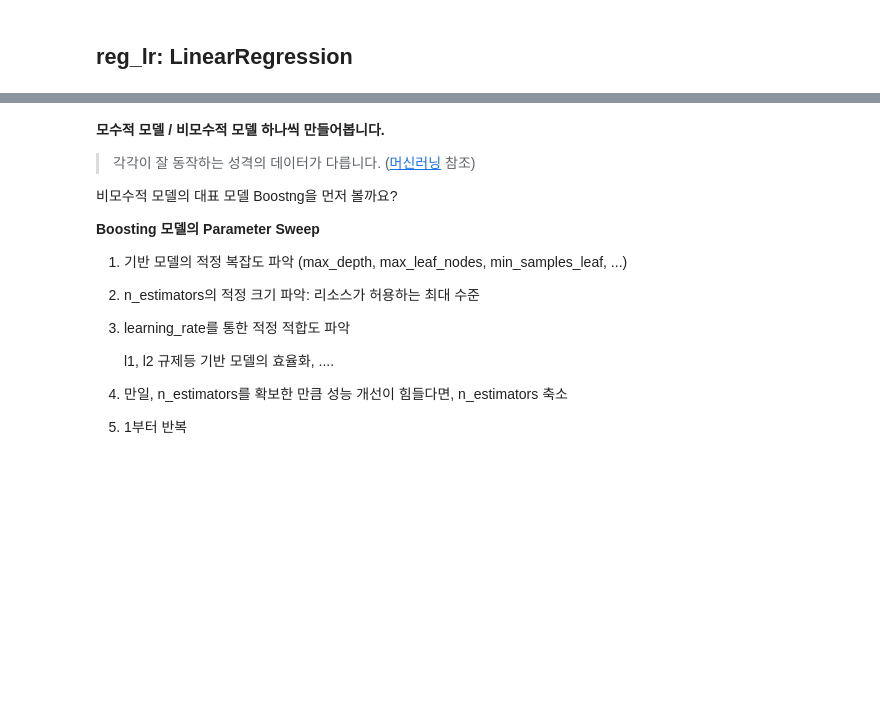
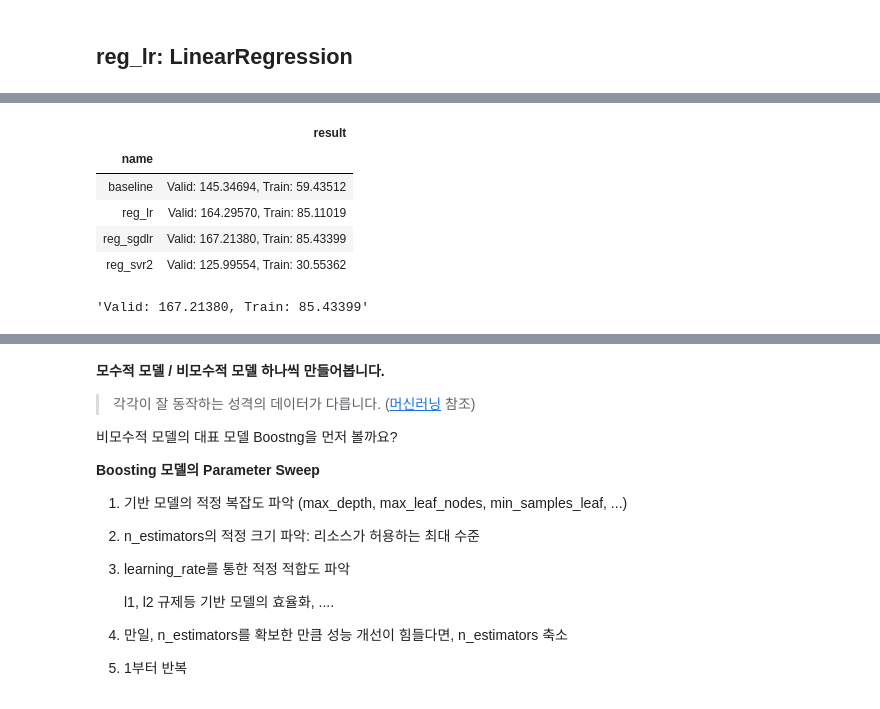
Before and after one commit to sunkusun9/DS_lv3_2609_2, a Jupyter notebook: sec_ds_lv3_prob3_kaggle.ipynb, the cells around one changed output, grey strips where cells are left out. Cells and saved outputs as stored; diff of their text form; code cells hidden in the pictures; blank space fills up the shorter version.

```diff
--- a/sec_ds_lv3_prob3_kaggle.ipynb
+++ b/sec_ds_lv3_prob3_kaggle.ipynb
@@ -362,0 +399,19 @@ print("자가채점", mean_absolute_error(s_kaggle_ans, prd)) # 28.5717647156996
+# %%
+from sklearn.linear_model import SGDRegressor
+ct = ColumnTransformer([
+    ('std', StandardScaler(), ['TotalHour'] + ['lag_{}'.format(i) for i in range(1, 7)]),
+    ('ohe', OneHotEncoder(categories='auto', drop = 'first'), ['DayName']),
+    ('pt', 'passthrough', ['AM'])
+])
+reg_sgdlr = make_pipeline(
+    ct, SGDRegressor()
+)
+eval_model('reg_sgdlr', reg_sgdlr)
+# %% [output]
+|  | result |
+| name |  |
+| baseline | Valid: 145.34694, Train: 59.43512 |
+| reg_lr | Valid: 164.29570, Train: 85.11019 |
+| reg_sgdlr | Valid: 167.21380, Train: 85.43399 |
+| reg_svr2 | Valid: 125.99554, Train: 30.55362 |
+'Valid: 167.21380, Train: 85.43399'
```
Also changed, not shown: parts of 5 cells of this notebook.
